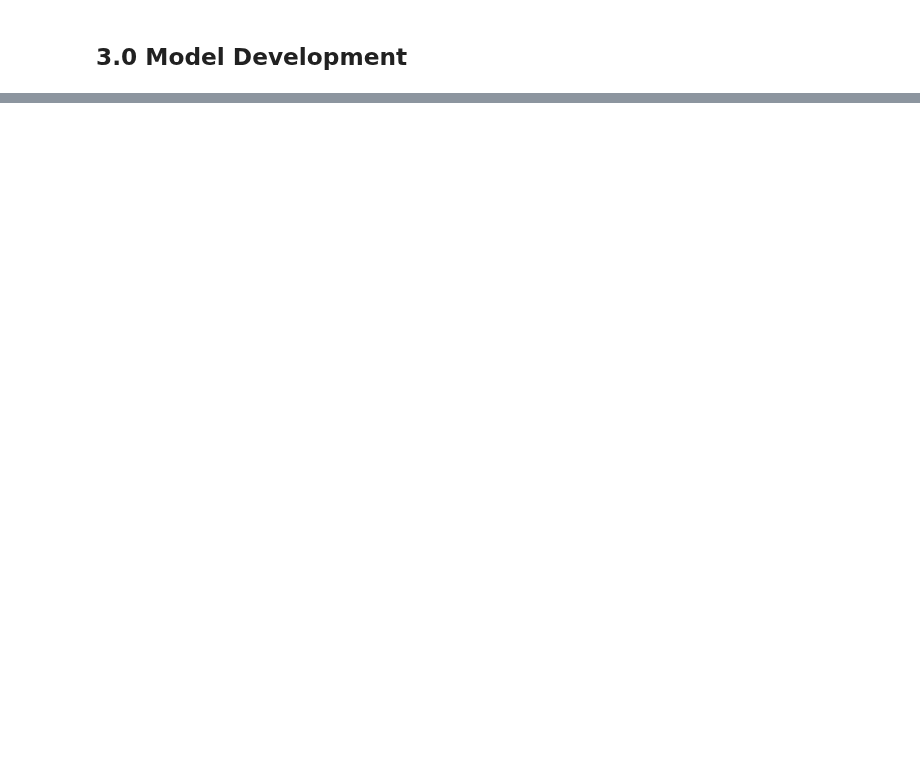
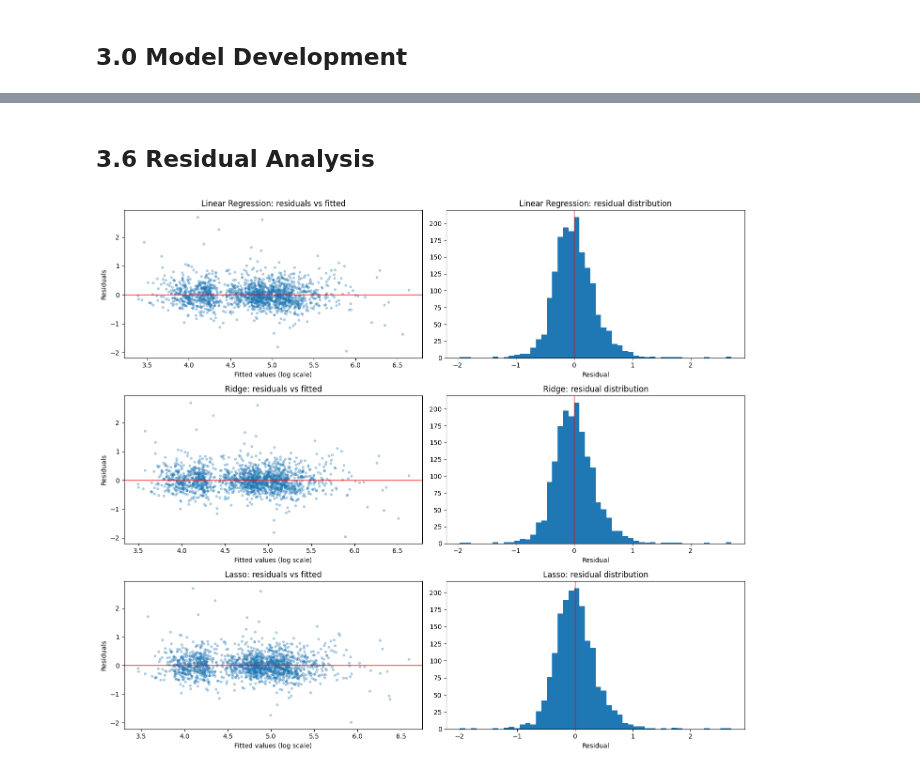
Before and after one commit to wadamiru/manual-ml, a Jupyter notebook: projects/regression/notebooks/project_airbnb.ipynb, the cells around one changed output, grey strips where cells are left out. Saved outputs shown, nothing was run; the diff lists cells and outputs as text; code cells hidden in the pictures; blank space fills up the shorter version.

```diff
--- a/projects/regression/notebooks/project_airbnb.ipynb
+++ b/projects/regression/notebooks/project_airbnb.ipynb
@@ -325,0 +540,19 @@ Train: (6864, 41), Val: (1716, 41), Test: (8585, 41)
+# %%
+# K-fold CV
+kf = KFold(n_splits=5, shuffle=True, random_state=42)
+
+models = {
+    'Linear Regression': LinearRegression(),
+    'Ridge':             Ridge(alpha=best_alpha_ridge),
+    'Lasso':             Lasso(alpha=best_alpha_lasso, max_iter=10000)
+}
+
+print("5-Fold Cross-Validation Results (RMSE on log scale)")
+print("-"*50)
+cv_results = {}
+for name, model in models.items():
+    scores = cross_val_score(model, X_train, y_train,
+                             cv=kf, scoring='neg_root_mean_squared_error')
+    mean, std = -scores.mean(), scores.std()
+    cv_results[name] = {'mean': mean, 'std': std}
+    print(f"{name:25s}  RMSE: {mean:.4f} ± {std:.4f}")
@@ -325,0 +567,32 @@ Train: (6864, 41), Val: (1716, 41), Test: (8585, 41)
+# %% [markdown]
+## 3.6 Residual Analysis
+# %%
+fig, axes = plt.subplots(3, 2, figsize=(14, 12))
+
+fitted_models = [
+    ('Linear Regression', lr),
+    ('Ridge',             ridge_best),
+    ('Lasso',             lasso_best)
+]
+
+for i, (name, model) in enumerate(fitted_models):
+    val_pred  = model.predict(X_val)
+    residuals = y_val - val_pred
+
+    # Residuals vs fitted
+    axes[i, 0].scatter(val_pred, residuals, alpha=0.3, s=10)
+    axes[i, 0].axhline(0, color='red', linewidth=1)
+    axes[i, 0].set_xlabel('Fitted values (log scale)')
+    axes[i, 0].set_ylabel('Residuals')
+    axes[i, 0].set_title(f'{name}: residuals vs fitted')
+
+    # Residual distribution
+    axes[i, 1].hist(residuals, bins=50)
+    axes[i, 1].set_xlabel('Residual')
+    axes[i, 1].set_title(f'{name}: residual distribution')
+    axes[i, 1].axvline(0, color='red', linewidth=1)
+
+plt.tight_layout()
+plt.show()
+# %% [output]
+[figure, added]
```
Also changed, not shown: parts of 33 cells of this notebook, 1 other file.
